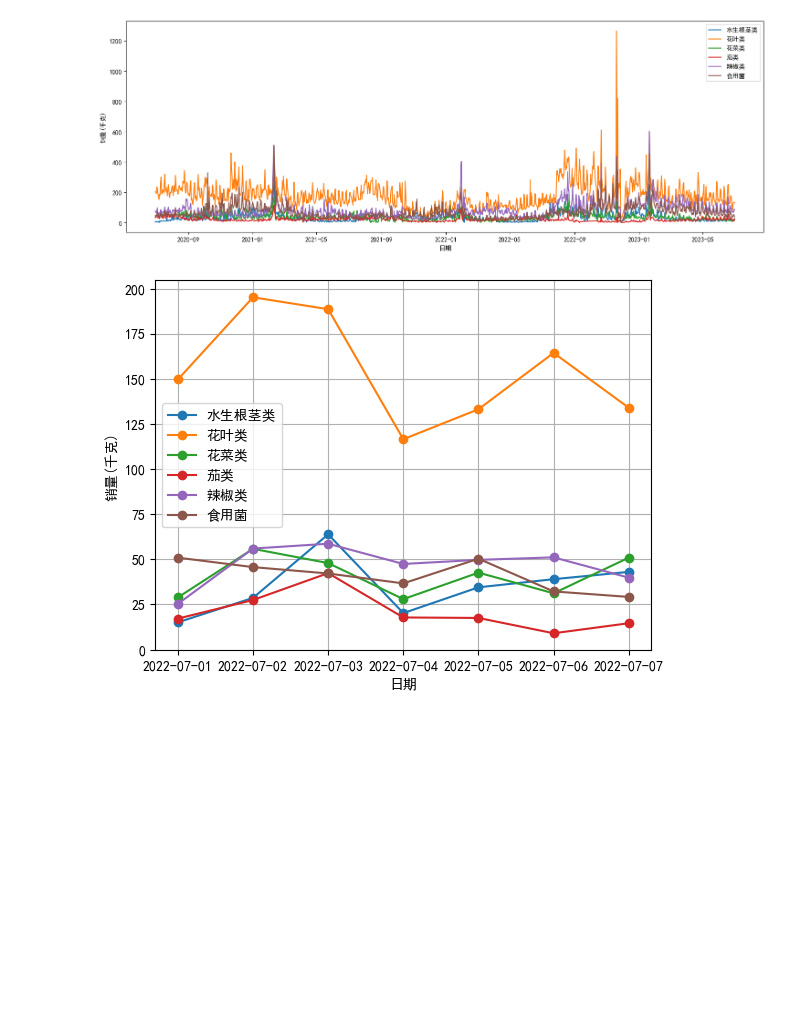
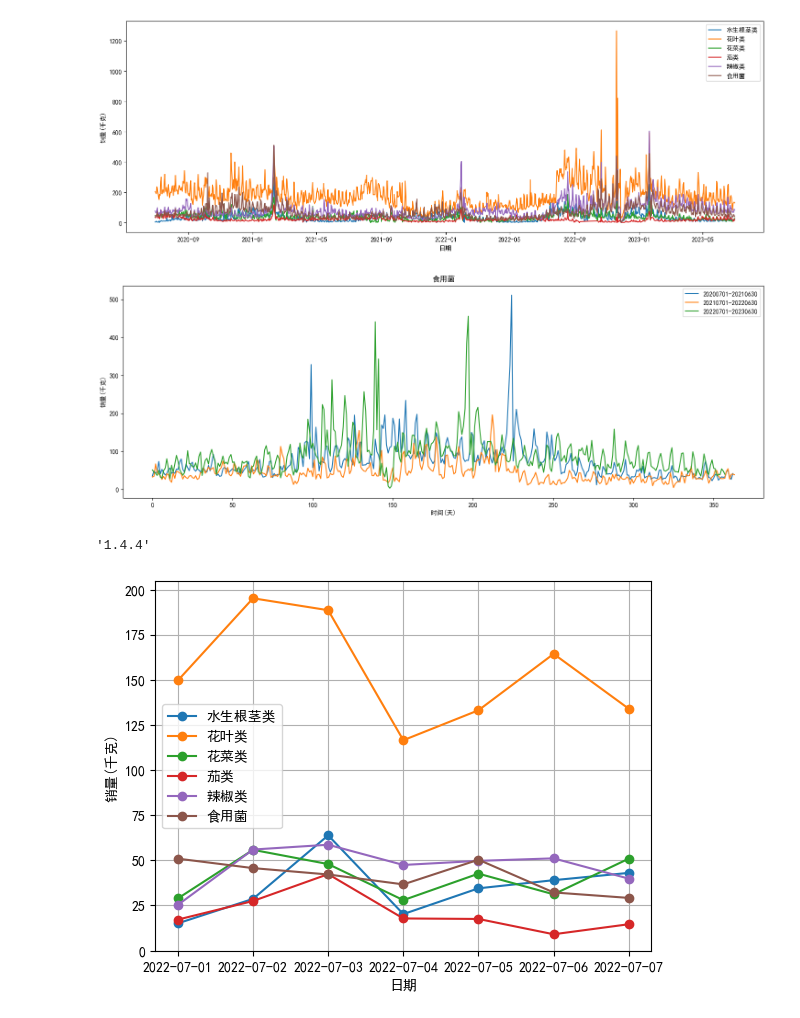
Before and after one commit to 738NGX/2023CUMCM_C, a Jupyter notebook: test.ipynb, the cells around one changed output. Saved outputs shown, nothing was run; the diff lists cells and outputs as text; code cells hidden in the pictures; blank space fills up the shorter version.

```diff
--- a/test.ipynb
+++ b/test.ipynb
@@ -104,6 +104,50 @@ plt.ylabel('销量(千克)')
 plt.show()
 # %% [output]
 [figure]
+# %%
+import pandas as pd
+import matplotlib.pyplot as plt
+import matplotlib as mpl
+import warnings
+warnings.filterwarnings("ignore")
+
+mpl.rcParams['font.family']='SimHei'
+plt.rcParams['axes.unicode_minus']=False
+
+# 读取csv文件并转换为DataFrame对象
+df = dataset
+# 将日期列转换为datetime类型
+df['日期'] = pd.to_datetime(df['日期'])
+
+# 筛选出指定品类的数据
+category = '食用菌'
+df_category = df.query('分类名称 == @category')
+
+# 按年份和日期对数据进行分组，并计算每个组的销售总量
+result = pd.DataFrame(df_category.groupby([df_category['日期'].dt.date])['销量(千克)'].sum())
+
+
+res1=(result.loc[pd.to_datetime('2020-07-01'):pd.to_datetime('2021-06-30')].reset_index())[['销量(千克)']]
+res2=(result.loc[pd.to_datetime('2021-07-01'):pd.to_datetime('2022-06-30')].reset_index())[['销量(千克)']]
+res3=(result.loc[pd.to_datetime('2022-07-01'):pd.to_datetime('2023-06-30')].reset_index())[['销量(千克)']]
+
+
+# 绘制折线图
+plt.figure(figsize=(18,6))
+plt.plot(res1)
+plt.plot(res2)
+plt.plot(res3)
+plt.title(category)
+plt.xlabel('时间(天)')
+plt.ylabel('销量(千克)')
+plt.legend(['20200701-20210630','20210701-20220630','20220701-20230630'])
+plt.show()
+# %% [output]
+[figure, added]
+# %%
+pd.__version__
+# %% [output]
+'1.4.4'
 # %%
 import pandas as pd
 import matplotlib.pyplot as plt
```
Also changed, not shown: 7 other files.
